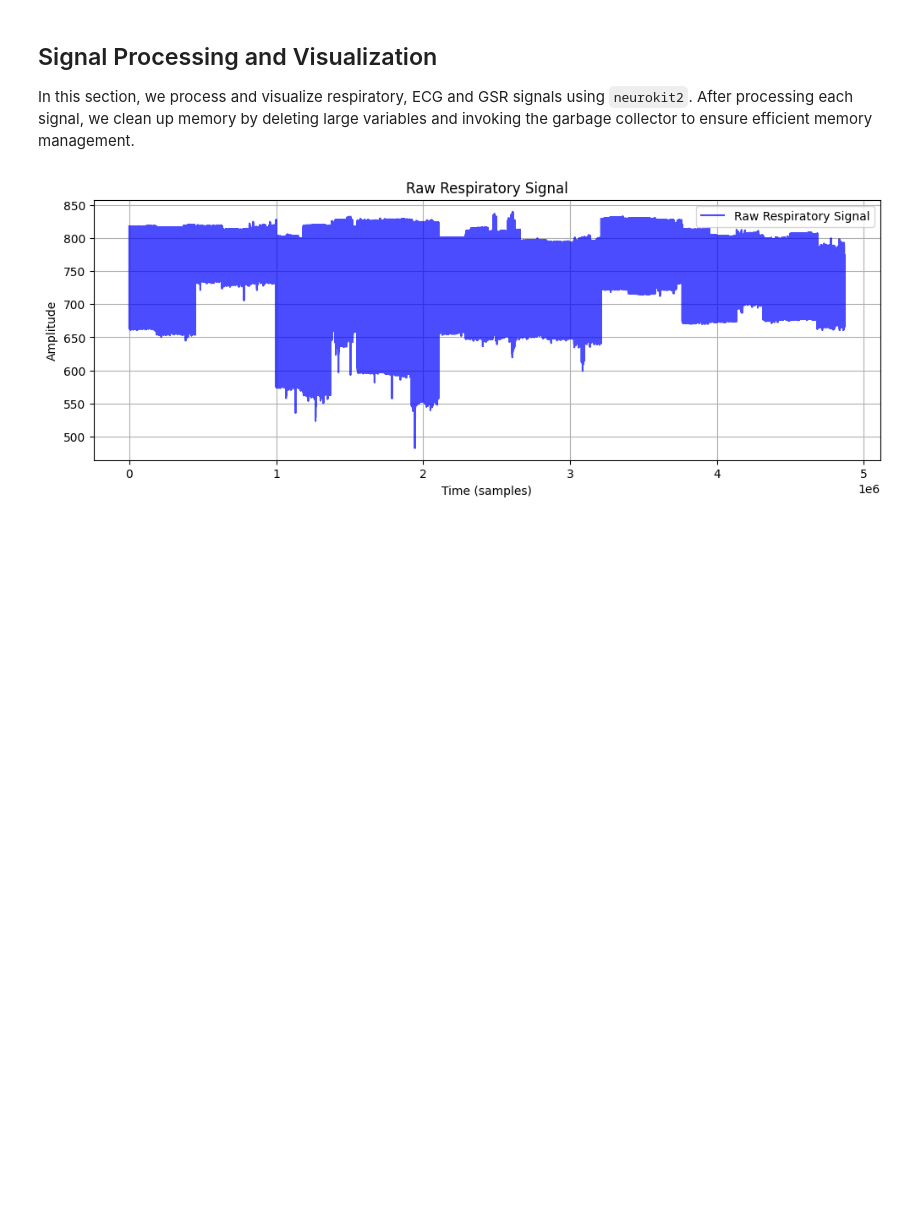
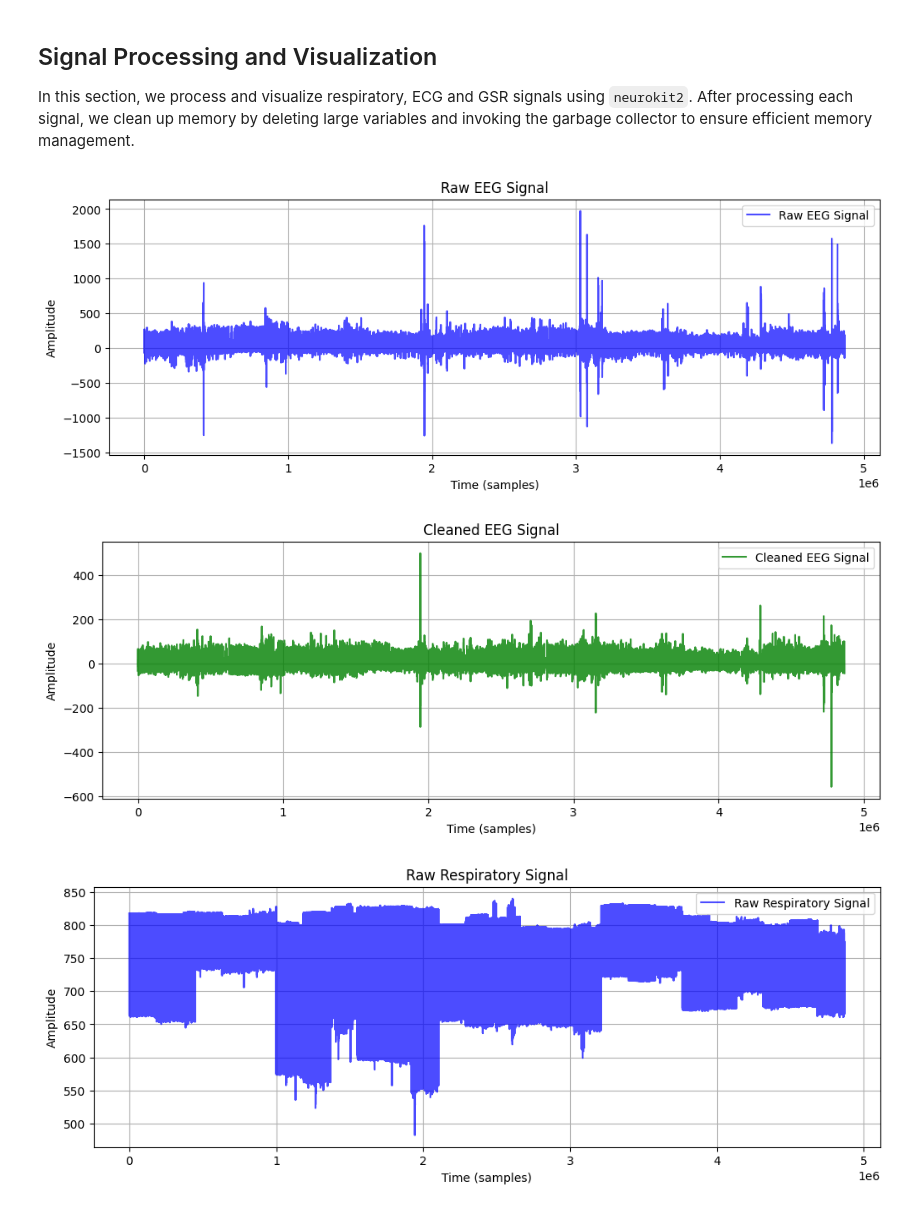
Before and after one commit to vrba95/Tim_model, a Jupyter notebook: signal_processing_in_neurokit.ipynb, the cells around one changed output. Drawn from its saved outputs; the diff is of its cells as text; code cells hidden in the pictures; blank space fills up the shorter version.

```diff
--- a/signal_processing_in_neurokit.ipynb
+++ b/signal_processing_in_neurokit.ipynb
@@ -21,8 +21,13 @@ We are using a dataset with real physiological data collected from eighteen pilo
 
 The dataset contains multiple physiological signals (ECG, GSR, EEG and RESPIRATORY) recorded during simulated flight conditions.
 # %%
-df = pd.read_csv('data/train.csv')
+df = pd.read_csv('../data/train.csv')
 # %%
+eeg_columns = ['eeg_fp1', 'eeg_f7', 'eeg_f8', 'eeg_t4', 'eeg_t6', 'eeg_t5', 'eeg_t3', 'eeg_fp2',
+               'eeg_o1', 'eeg_p3', 'eeg_pz', 'eeg_f3', 'eeg_fz', 'eeg_f4', 'eeg_c4', 'eeg_p4',
+               'eeg_poz', 'eeg_c3', 'eeg_cz', 'eeg_o2']
+
+eeg_signals = df[eeg_columns]
 respiratory_signal = df['r']
 ecg_signal = df['ecg']
 gsr_signal = df['gsr']
@@ -30,6 +35,35 @@ gsr_signal = df['gsr']
 ## Signal Processing and Visualization
 
 In this section, we process and visualize respiratory, ECG and GSR signals using `neurokit2`. After processing each signal, we clean up memory by deleting large variables and invoking the garbage collector to ensure efficient memory management.
+# %%
+filtered_eeg_signals = nk.signal_filter(eeg_signals['eeg_fp1'], lowcut=0.9, highcut=10, sampling_rate=256)
+# %%
+# Plot raw respiratory signal
+plt.figure(figsize=(12, 4))
+plt.plot(eeg_signals['eeg_fp1'], label="Raw EEG Signal", color="blue", alpha=0.7)
+plt.title("Raw EEG Signal")
+plt.xlabel("Time (samples)")
+plt.ylabel("Amplitude")
+plt.legend()
+plt.grid(True)
+plt.show()
+
+# Plot cleaned respiratory signal
+plt.figure(figsize=(12, 4))
+plt.plot(filtered_eeg_signals, label="Cleaned EEG Signal", color="green", alpha=0.8)
+plt.title("Cleaned EEG Signal")
+plt.xlabel("Time (samples)")
+plt.ylabel("Amplitude")
+plt.legend()
+plt.grid(True)
+plt.show()
+
+# del filtered_eeg_signals
+# del eeg_signals
+# gc.collect()
+# %% [output]
+[figure, added]
+[figure, added]
 # %%
 filtered_respiratory_signal, info_rsp = nk.rsp_process(respiratory_signal, sampling_rate=256)
 # %%
```
